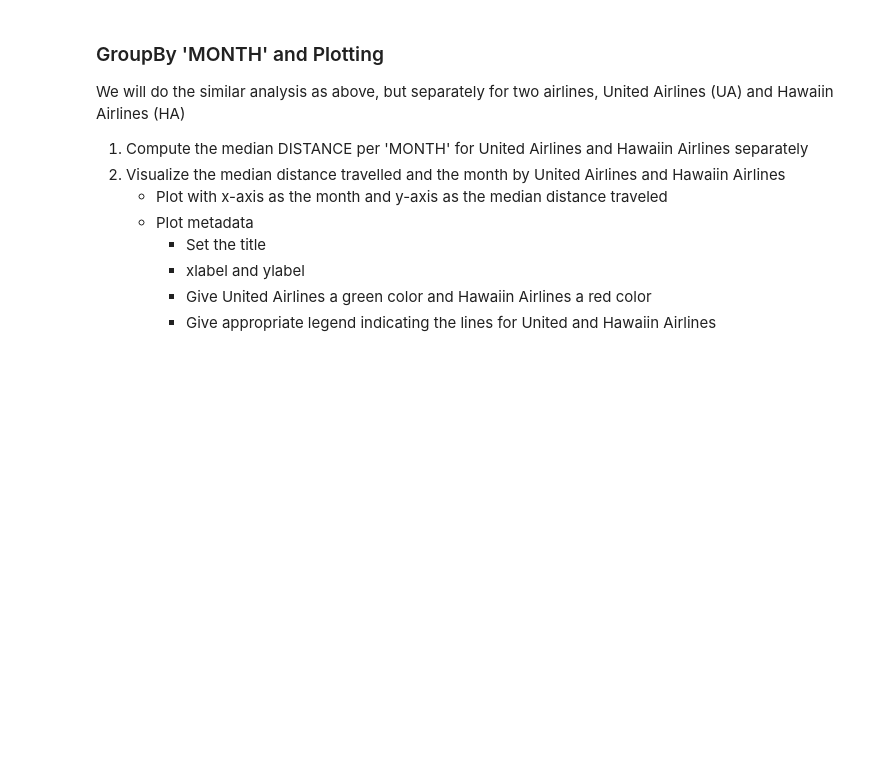
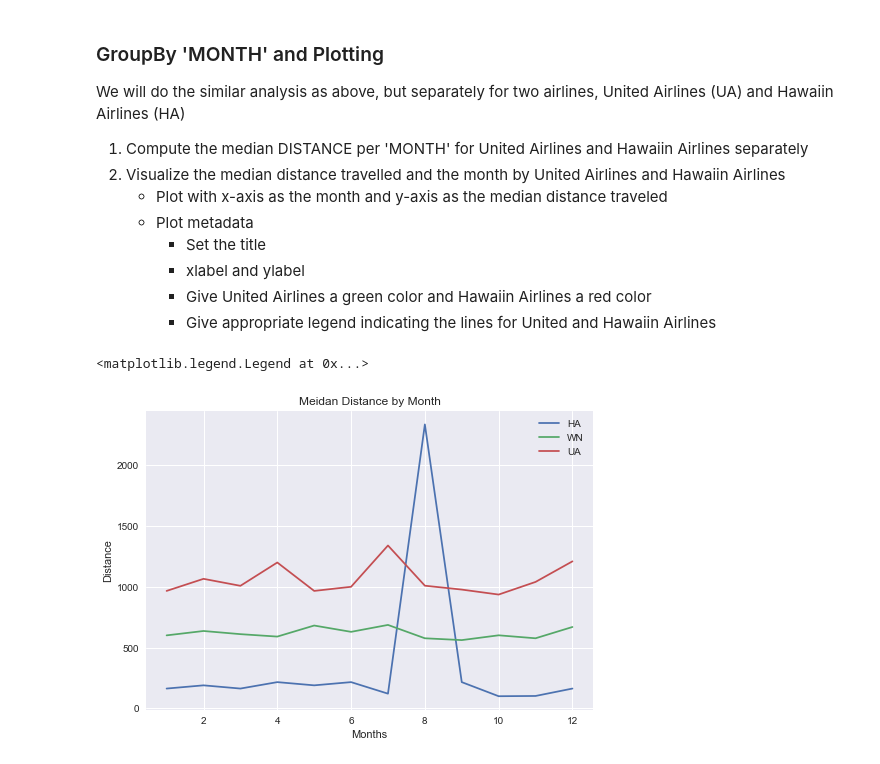
Before and after one commit to jarp/SP22-ITAO, a Jupyter notebook: Class_19_Matplotlib.ipynb, the cells around one changed output. Saved outputs shown, nothing was run; the diff lists cells and outputs as text; code cells hidden in the pictures; blank space fills up the shorter version.

```diff
--- a/Class_19_Matplotlib.ipynb
+++ b/Class_19_Matplotlib.ipynb
@@ -639,5 +639,10 @@ We will do the similar analysis as above, but separately for two airlines, Unite
         * Give appropriate legend indicating the lines for United and Hawaiin Airlines
 # %%
 # get the median distance by airline and month
+flights_by_airline_month = flights.groupby(['AIRLINE', 'MONTH'])
+median_distance = flights_by_airline_month.median()
 # %%
 # get the data for two specific airlines
+ha_summary = median_distance.loc['HA']
+wn_summary = median_distance.loc['WN']
+ua_summary = median_distance.loc['UA']
@@ -645,0 +649,14 @@ We will do the similar analysis as above, but separately for two airlines, Unite
+# %%
+# Plot HA and WN Distance, Set titles, x & y labels, and legend
+figure,axes = plt.subplots()
+axes.plot(ha_summary['DISTANCE'], label="HA")
+axes.plot(wn_summary['DISTANCE'], label="WN")
+axes.plot(ua_summary['DISTANCE'], label="UA")
+
+axes.set_title(label="Meidan Distance by Month")
+axes.set_xlabel('Months')
+axes.set_ylabel("Distance")
+axes.legend()
+# %% [output]
+<matplotlib.legend.Legend at 0x...>
+[figure, added]
```
Also changed, not shown: parts of 1 cell of this notebook, 5 other files.
